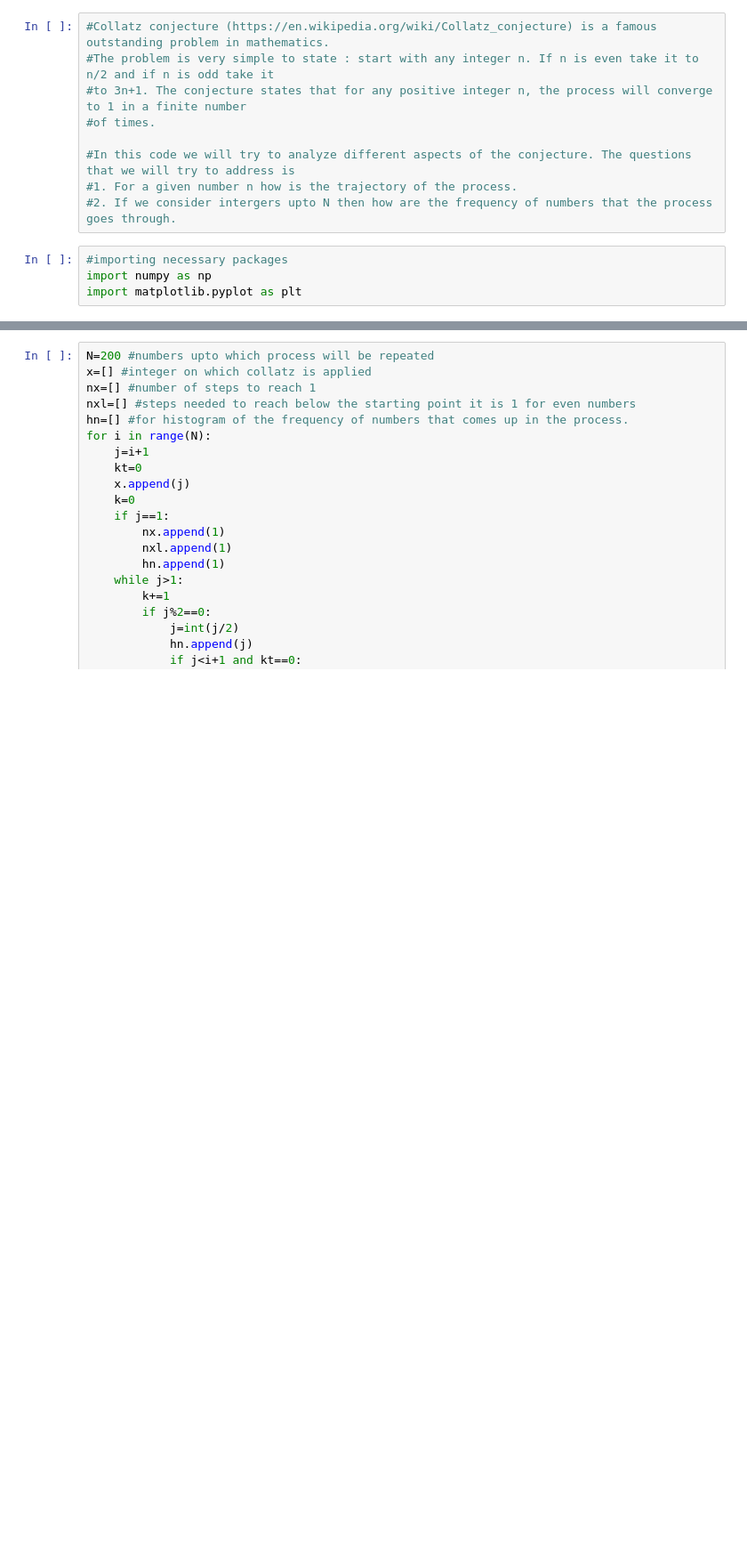
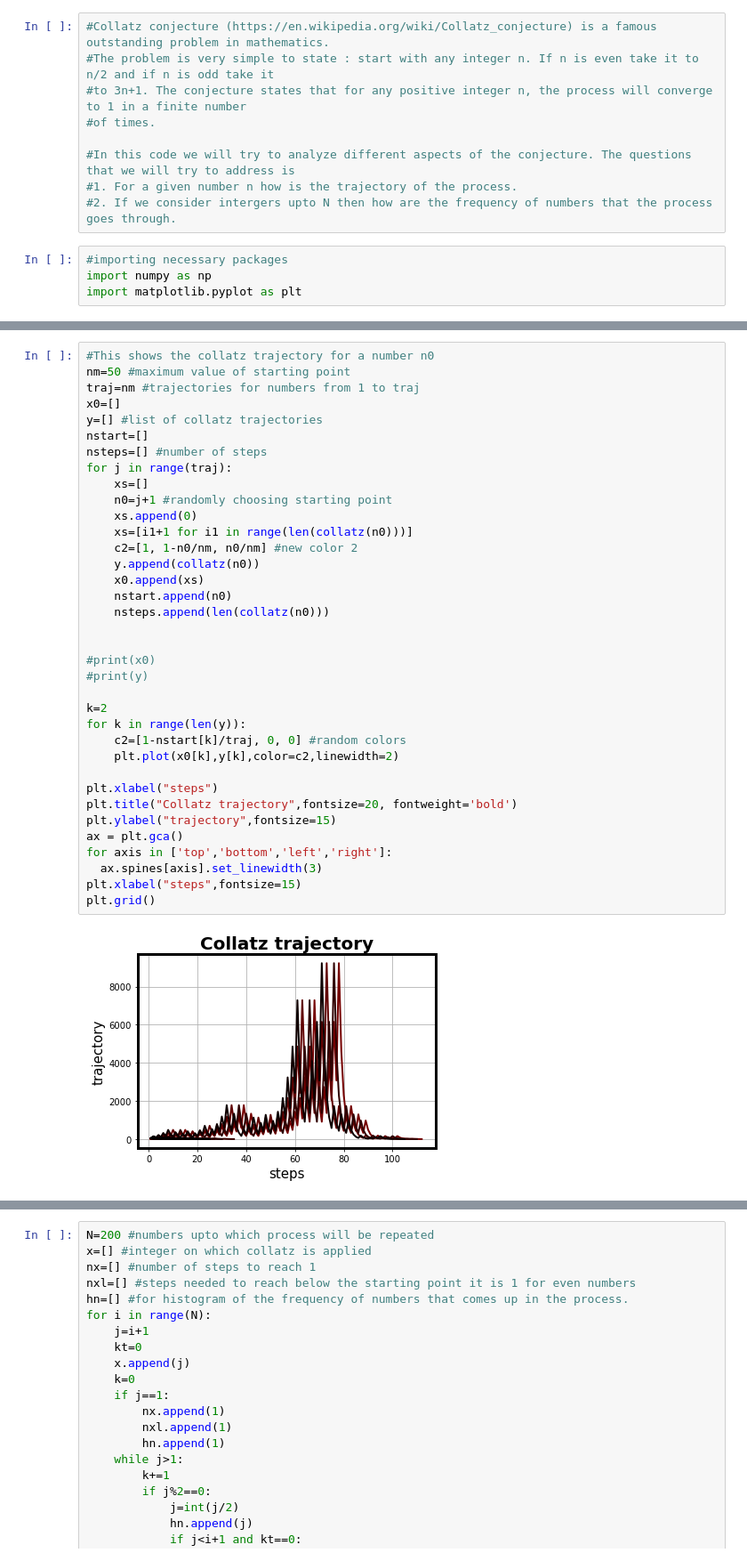
Before and after one commit to souticksaha21/Python_codes, a Jupyter notebook: Collatz_conjecture.ipynb, the cells around one changed output, grey strips where cells are left out. Shown: that part at 89% size. Cells and saved outputs as stored; diff of their text form; blank space fills up the shorter version.

```diff
--- a/Collatz_conjecture.ipynb
+++ b/Collatz_conjecture.ipynb
@@ -13,0 +52,38 @@ import matplotlib.pyplot as plt
+# %%
+#This shows the collatz trajectory for a number n0
+nm=50 #maximum value of starting point
+traj=nm #trajectories for numbers from 1 to traj
+x0=[]
+y=[] #list of collatz trajectories
+nstart=[]
+nsteps=[] #number of steps
+for j in range(traj):
+    xs=[]
+    n0=j+1 #randomly choosing starting point
+    xs.append(0)
+    xs=[i1+1 for i1 in range(len(collatz(n0)))]
+    c2=[1, 1-n0/nm, n0/nm] #new color 2
+    y.append(collatz(n0))
+    x0.append(xs)
+    nstart.append(n0)
+    nsteps.append(len(collatz(n0)))
+
+
+#print(x0)
+#print(y)
+
+k=2
+for k in range(len(y)):
+    c2=[1-nstart[k]/traj, 0, 0] #random colors
+    plt.plot(x0[k],y[k],color=c2,linewidth=2)
+
+plt.xlabel("steps")
+plt.title("Collatz trajectory",fontsize=20, fontweight='bold')
+plt.ylabel("trajectory",fontsize=15)
+ax = plt.gca()
+for axis in ['top','bottom','left','right']:
+  ax.spines[axis].set_linewidth(3)
+plt.xlabel("steps",fontsize=15)
+plt.grid()
+# %% [output]
+[figure, added]
```
Also changed, not shown: parts of 9 cells of this notebook, 7 other files.
